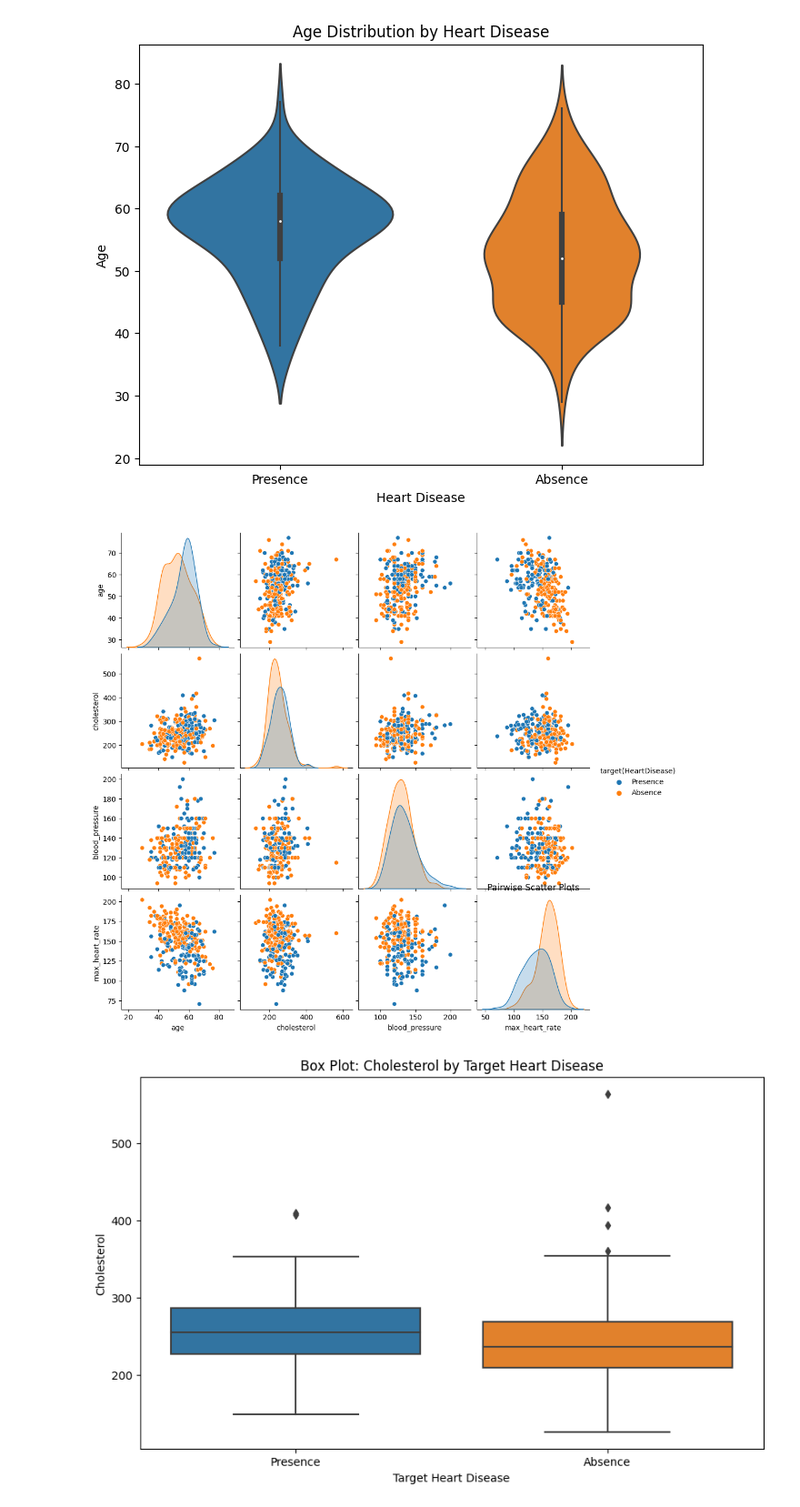
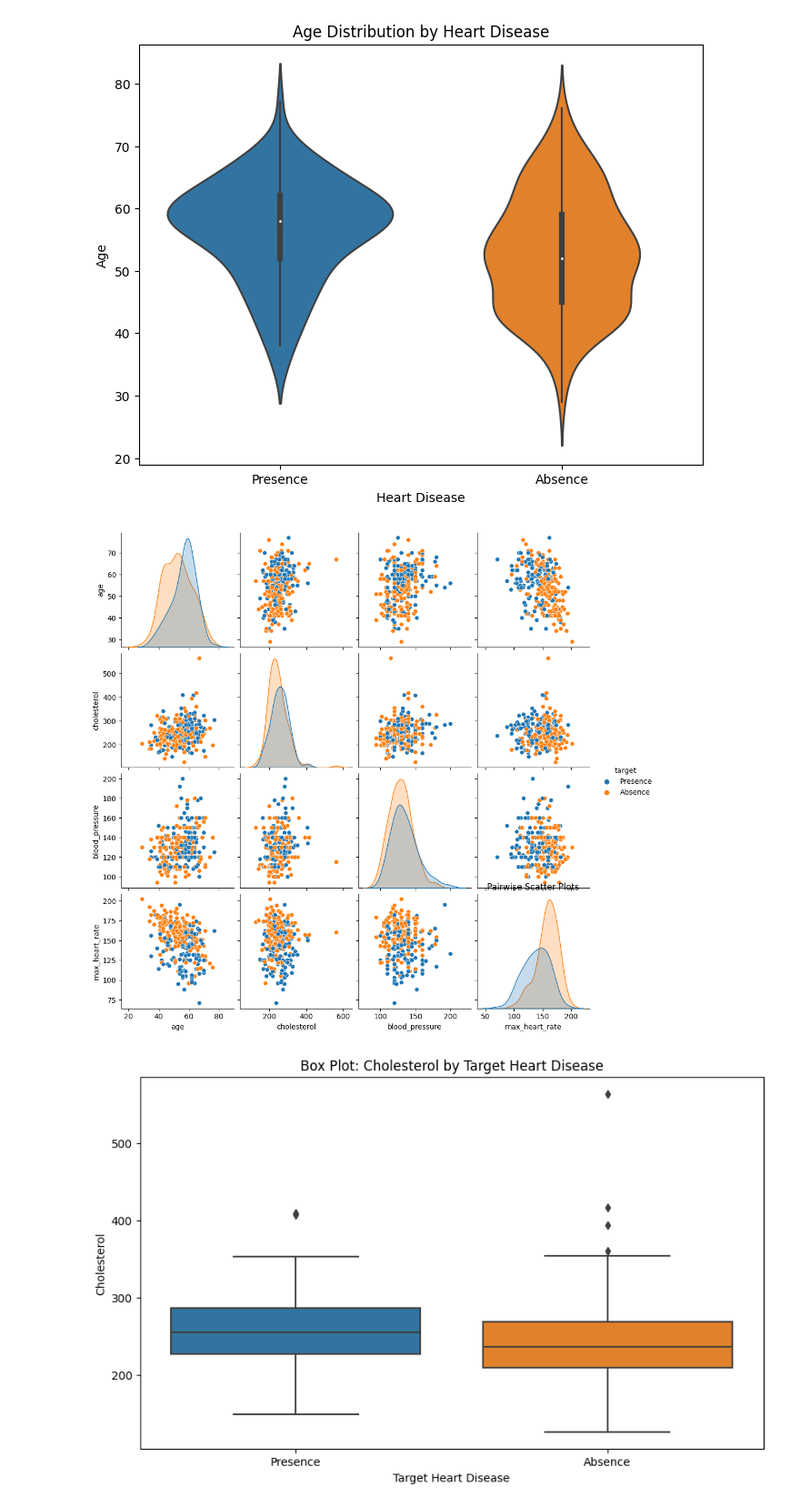
Before and after one commit to Codefedy/Heart-Disease-Predictive-Model, a Jupyter notebook: EDA.ipynb, the cells around one changed output. Shown at 91% size. Drawn from its saved outputs; the diff is of its cells as text; code cells hidden in the pictures.

```diff
--- a/EDA.ipynb
+++ b/EDA.ipynb
@@ -41,7 +43,7 @@ dp = dp.drop(dp.columns[0], axis=1)
 
 
 dp.columns = ['age', 'sex', 'chest_pain_type', 'blood_pressure', 'cholesterol', 'fasting_blood_sugar', 'rest_ekg', 'max_heart_rate',
-       'exercise_angina', 'st_depression', 'slope_of_ST', 'num_vessels_fluro', 'thallium', 'target(HeartDisease)']
+       'exercise_angina', 'st_depression', 'slope_of_ST', 'num_vessels_fluro', 'thallium', 'target']
 # %%
 dp['chest_pain_type'][dp['chest_pain_type'] == 1] = 'typical angina'
 dp['chest_pain_type'][dp['chest_pain_type'] == 2] = 'atypical angina'
@@ -260,10 +268,10 @@ plt.show()
 # %% [output]
 [figure]
 # %%
-sns.pairplot(dp, vars=['age', 'cholesterol', 'blood_pressure', 'max_heart_rate'], hue='target(HeartDisease)')
+sns.pairplot(dp, vars=['age', 'cholesterol', 'blood_pressure', 'max_heart_rate'], hue='target')
 plt.title("Pairwise Scatter Plots")
 plt.show()
 # %% [output]
-[figure, old version]
+[figure, new version]
 # %%
 plt.figure(figsize=(10, 6))
```
Also changed, not shown: parts of 17 cells of this notebook.
